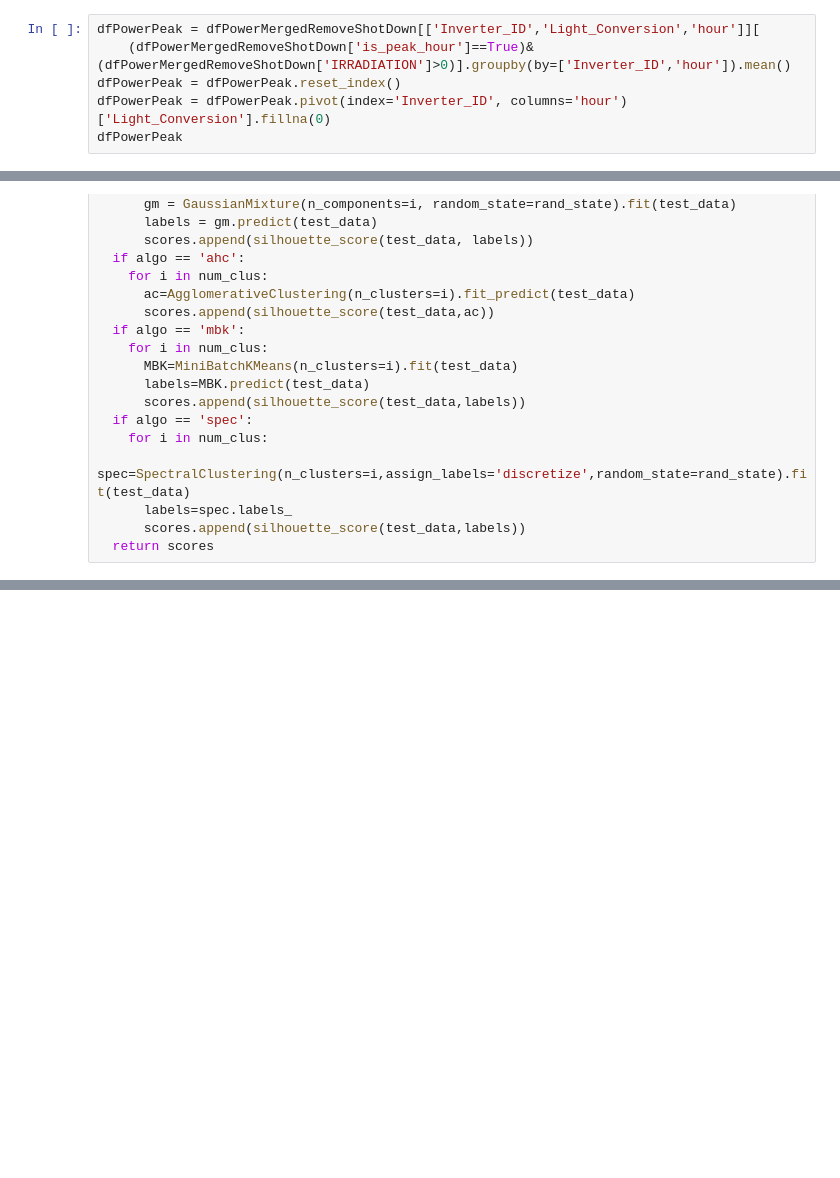
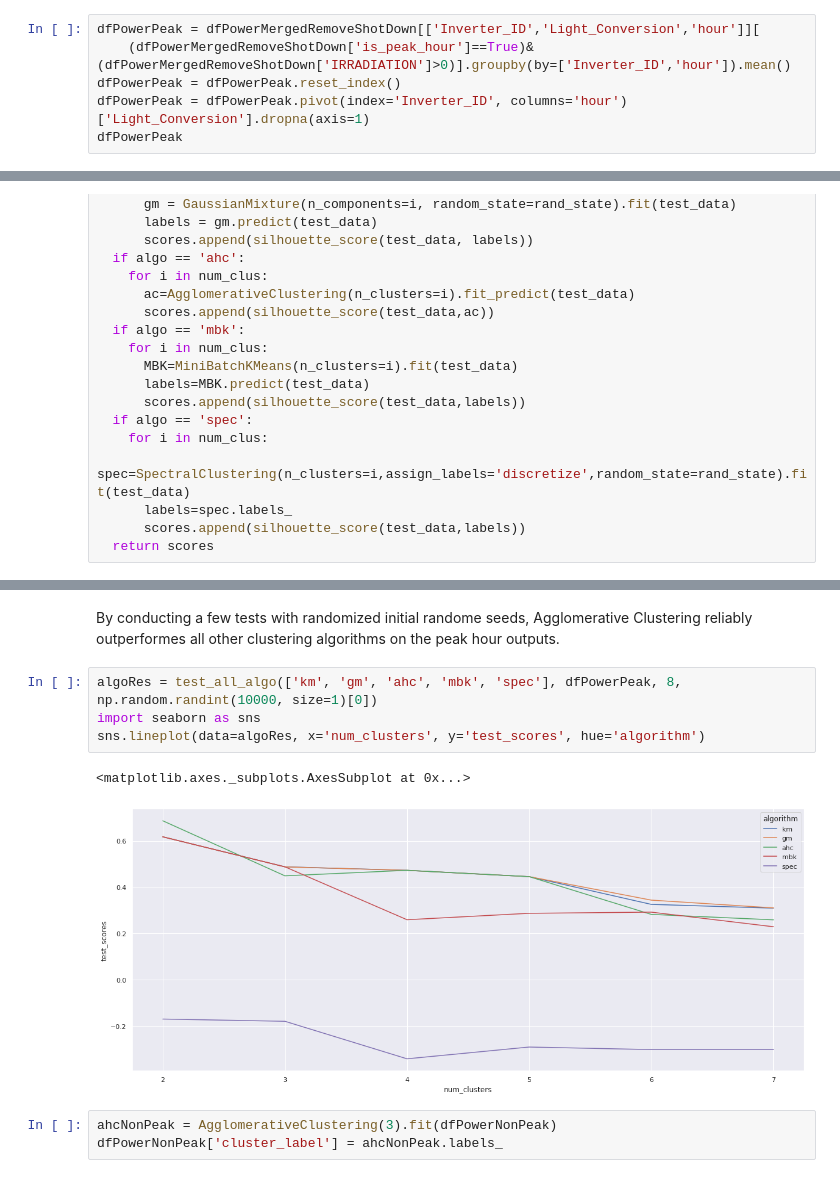
Before and after one commit to mx-hxh/colab-solar, a Jupyter notebook: Colab-Solar-Analysis-on-Solar-Plant-Output.ipynb, the cells around one changed output, grey strips where cells are left out. Saved outputs shown, nothing was run; the diff lists cells and outputs as text; blank space fills up the shorter version.

```diff
--- a/Colab-Solar-Analysis-on-Solar-Plant-Output.ipynb
+++ b/Colab-Solar-Analysis-on-Solar-Plant-Output.ipynb
@@ -569,7 +569,7 @@ from sklearn.metrics import silhouette_score
 dfPowerPeak = dfPowerMergedRemoveShotDown[['Inverter_ID','Light_Conversion','hour']][
     (dfPowerMergedRemoveShotDown['is_peak_hour']==True)&(dfPowerMergedRemoveShotDown['IRRADIATION']>0)].groupby(by=['Inverter_ID','hour']).mean()
 dfPowerPeak = dfPowerPeak.reset_index()
-dfPowerPeak = dfPowerPeak.pivot(index='Inverter_ID', columns='hour')['Light_Conversion'].fillna(0)
+dfPowerPeak = dfPowerPeak.pivot(index='Inverter_ID', columns='hour')['Light_Conversion'].dropna(axis=1)
 dfPowerPeak
 # %% [output]
 | hour | 9 | 10 | 11 | 12 | 13 | 14 | 15 |
@@ -677,0 +704,12 @@ sns.lineplot(data=rand_km_res, x='num_clusters', y='test_scores', hue='rand_stat
+# %% [markdown]
+By conducting a few tests with randomized initial randome seeds, Agglomerative Clustering reliably outperformes all other clustering algorithms on the peak hour outputs.
+# %%
+algoRes = test_all_algo(['km', 'gm', 'ahc', 'mbk', 'spec'], dfPowerPeak, 8, np.random.randint(10000, size=1)[0])
+import seaborn as sns
+sns.lineplot(data=algoRes, x='num_clusters', y='test_scores', hue='algorithm')
+# %% [output]
+<matplotlib.axes._subplots.AxesSubplot at 0x...>
+[figure, added]
+# %%
+ahcNonPeak = AgglomerativeClustering(3).fit(dfPowerNonPeak)
+dfPowerNonPeak['cluster_label'] = ahcNonPeak.labels_
```
Also changed, not shown: parts of 14 cells of this notebook.
